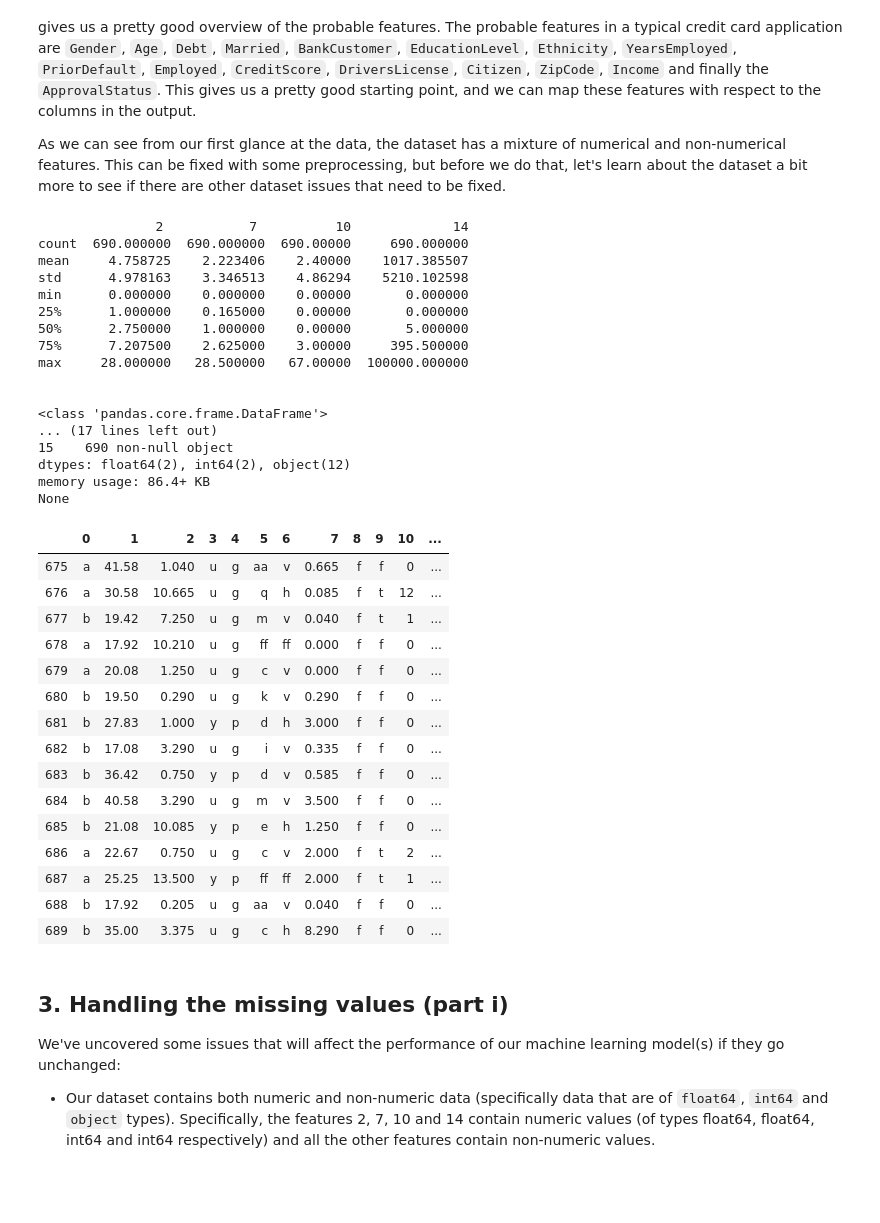
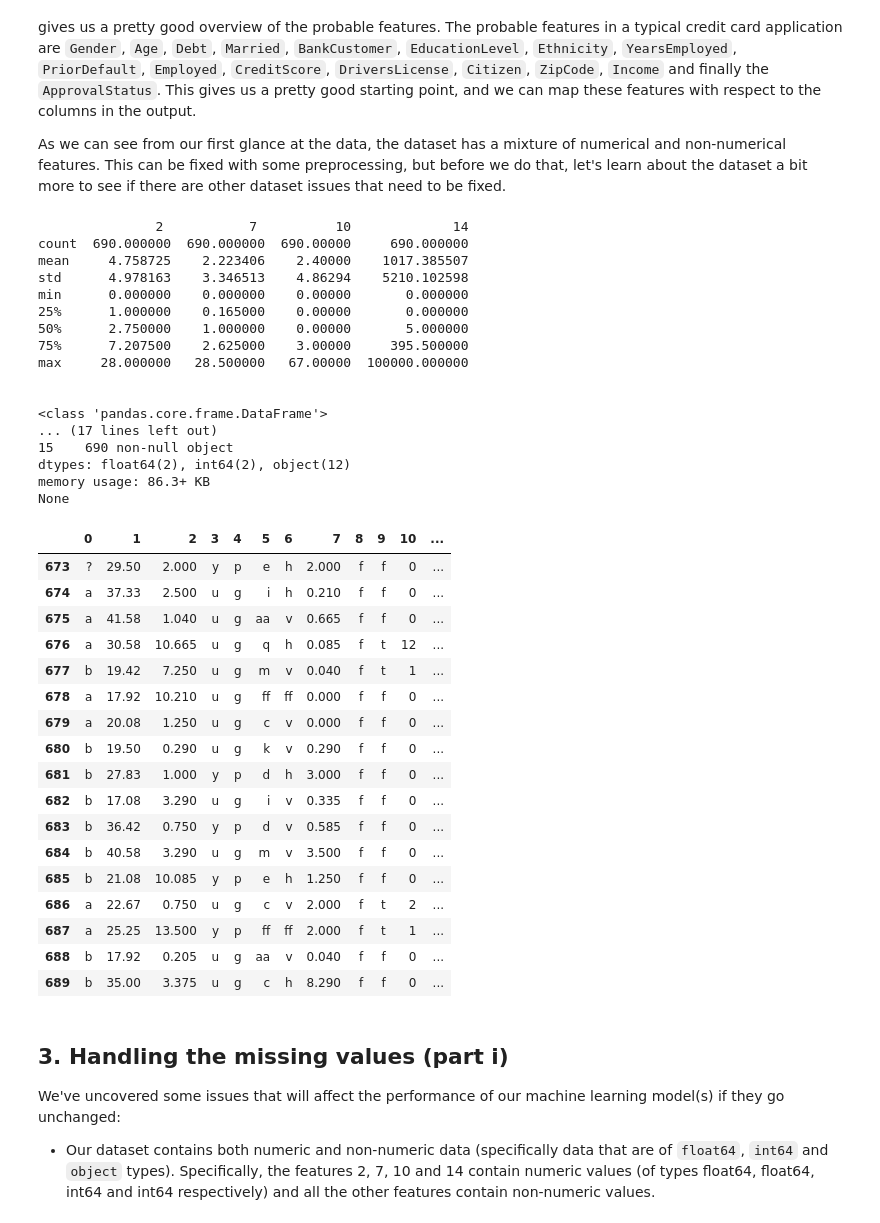
Before and after one commit to sonipuneet/Predicting-Credit-Card-Approvals, a Jupyter notebook: prediction_credit_card_approvals.ipynb, the cells around one changed output. Cells and saved outputs as stored; diff of their text form; code cells hidden in the pictures; blank space fills up the shorter version.

```diff
--- a/prediction_credit_card_approvals.ipynb
+++ b/prediction_credit_card_approvals.ipynb
@@ -37,35 +37,37 @@ cc_apps.head()
 cc_apps_description = cc_apps.describe()
 print(cc_apps_description)
 
 print("\n")
 
 # Print DataFrame information
 cc_apps_info = cc_apps.info()
 print(cc_apps_info)
 
 print("\n")
 
 # Inspect missing values in the dataset
-cc_apps.tail(15)
+cc_apps.tail(17)
 # %% [output]
                2           7          10             14
 count  690.000000  690.000000  690.00000     690.000000
 mean     4.758725    2.223406    2.40000    1017.385507
 std      4.978163    3.346513    4.86294    5210.102598
 min      0.000000    0.000000    0.00000       0.000000
 25%      1.000000    0.165000    0.00000       0.000000
 50%      2.750000    1.000000    0.00000       5.000000
 75%      7.207500    2.625000    3.00000     395.500000
 max     28.000000   28.500000   67.00000  100000.000000
 
 
 <class 'pandas.core.frame.DataFrame'>
 ... (17 lines left out)
 15    690 non-null object
 dtypes: float64(2), int64(2), object(12)
-memory usage: 86.4+ KB
+memory usage: 86.3+ KB
 None
 |  | 0 | 1 | 2 | 3 | 4 | 5 | 6 | 7 | 8 | 9 | 10 | ... |
+| 673 | ? | 29.50 | 2.000 | y | p | e | h | 2.000 | f | f | 0 | ... |
+| 674 | a | 37.33 | 2.500 | u | g | i | h | 0.210 | f | f | 0 | ... |
 | 675 | a | 41.58 | 1.040 | u | g | aa | v | 0.665 | f | f | 0 | ... |
 | 676 | a | 30.58 | 10.665 | u | g | q | h | 0.085 | f | t | 12 | ... |
 | 677 | b | 19.42 | 7.250 | u | g | m | v | 0.040 | f | t | 1 | ... |
```
Also changed, not shown: parts of 5 cells of this notebook.
